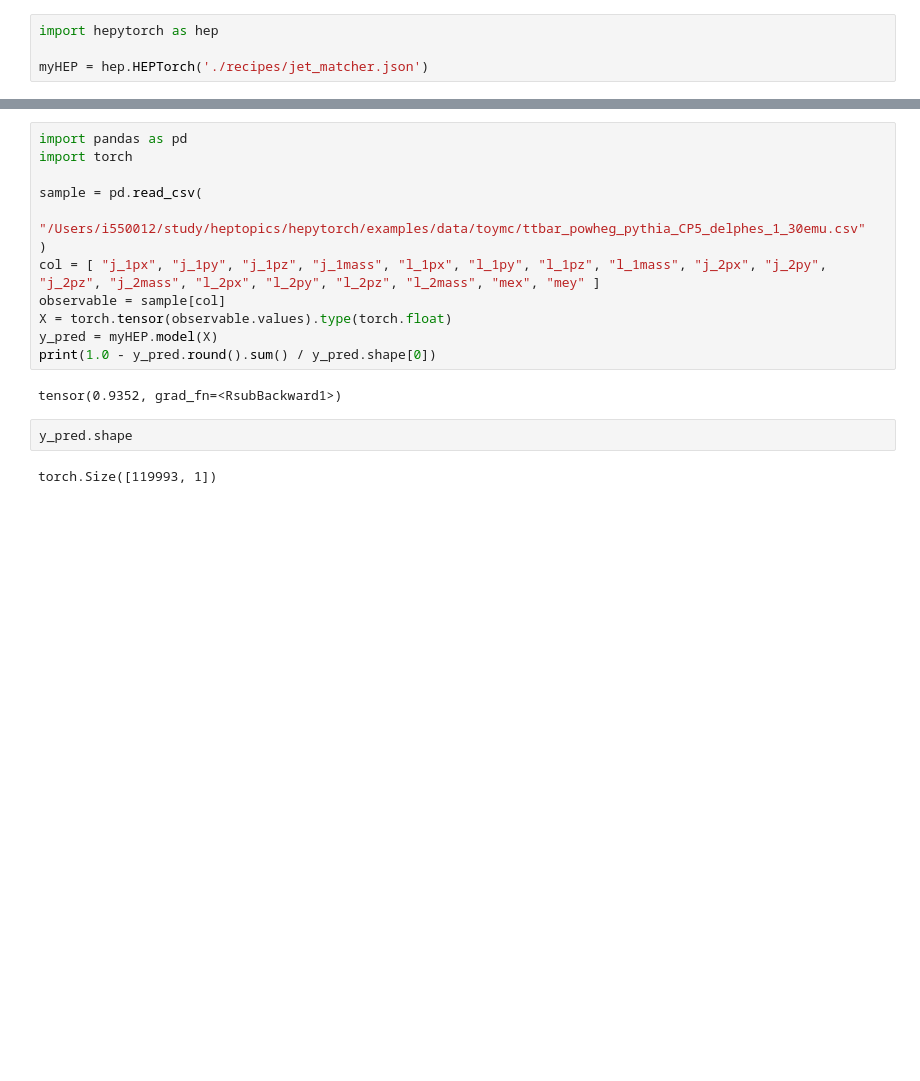
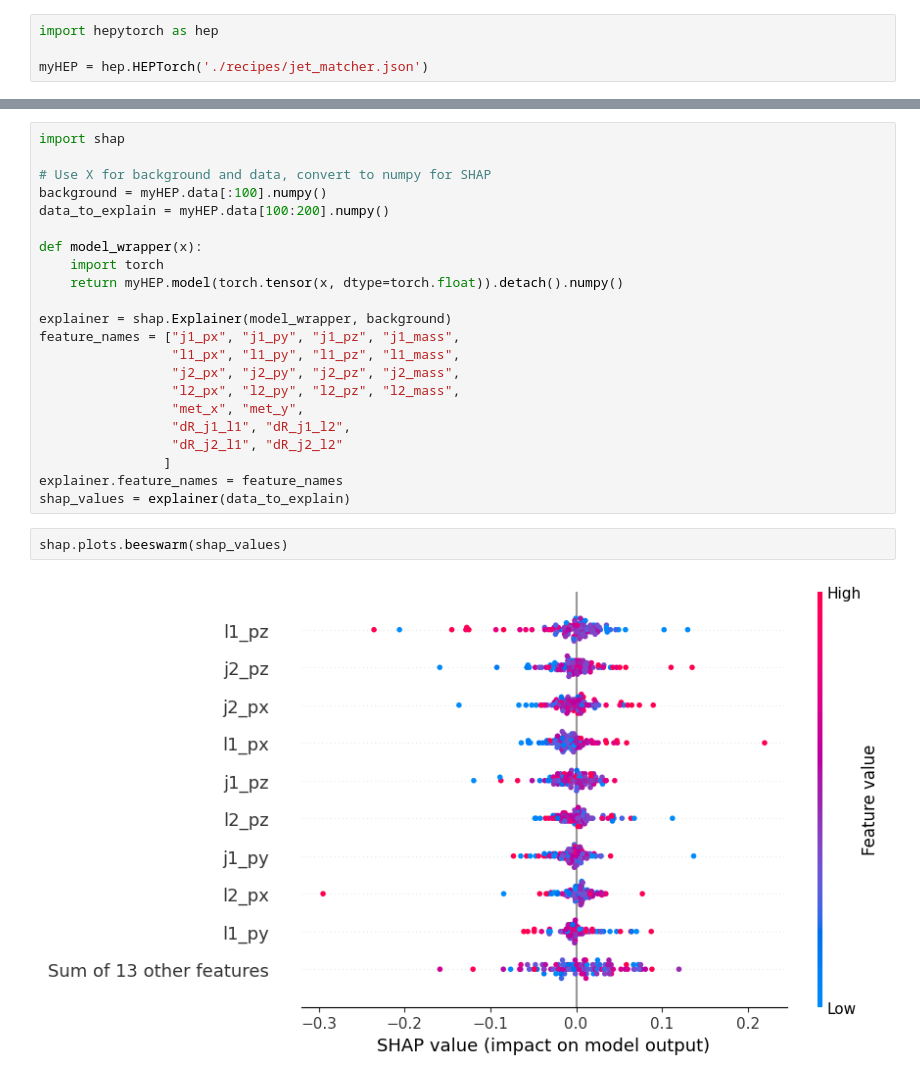
Before and after one commit to qooksgit/hepytorch, a Jupyter notebook: examples/JetMatcher.ipynb, the cells around one changed output, grey strips where cells are left out. Saved outputs shown, nothing was run; the diff lists cells and outputs as text; blank space fills up the shorter version.

Commit message:
chore: try SHAP and captum

```diff
--- a/examples/JetMatcher.ipynb
+++ b/examples/JetMatcher.ipynb
@@ -116,18 +116,26 @@ epoch 20, Accuracy: 0.4904928207397461, Loss: 0.6380991339683533
-# %%
-import pandas as pd
-import torch
-
-sample = pd.read_csv(
-    "/Users/i550012/study/heptopics/hepytorch/examples/data/toymc/ttbar_powheg_pythia_CP5_delphes_1_30emu.csv"
-)
-col = [ "j_1px", "j_1py", "j_1pz", "j_1mass", "l_1px", "l_1py", "l_1pz", "l_1mass", "j_2px", "j_2py", "j_2pz", "j_2mass", "l_2px", "l_2py", "l_2pz", "l_2mass", "mex", "mey" ]
-observable = sample[col]
-X = torch.tensor(observable.values).type(torch.float)
-y_pred = myHEP.model(X)
-print(1.0 - y_pred.round().sum() / y_pred.shape[0])
-# %% [output]
-tensor(0.9352, grad_fn=<RsubBackward1>)
-# %%
-y_pred.shape
-# %% [output]
-torch.Size([119993, 1])
+# %%
+import shap
+
+# Use X for background and data, convert to numpy for SHAP
+background = myHEP.data[:100].numpy()
+data_to_explain = myHEP.data[100:200].numpy()
+
+def model_wrapper(x):
+	import torch
+	return myHEP.model(torch.tensor(x, dtype=torch.float)).detach().numpy()
+
+explainer = shap.Explainer(model_wrapper, background)
+feature_names = ["j1_px", "j1_py", "j1_pz", "j1_mass",
+                 "l1_px", "l1_py", "l1_pz", "l1_mass",
+                 "j2_px", "j2_py", "j2_pz", "j2_mass",
+                 "l2_px", "l2_py", "l2_pz", "l2_mass",
+                 "met_x", "met_y",
+                 "dR_j1_l1", "dR_j1_l2",
+                 "dR_j2_l1", "dR_j2_l2"
+                ]
+explainer.feature_names = feature_names
+shap_values = explainer(data_to_explain)
+# %%
+shap.plots.beeswarm(shap_values)
+# %% [output]
+[figure, added]
```
Also changed, not shown: parts of 2 cells of this notebook, 5 other files.
